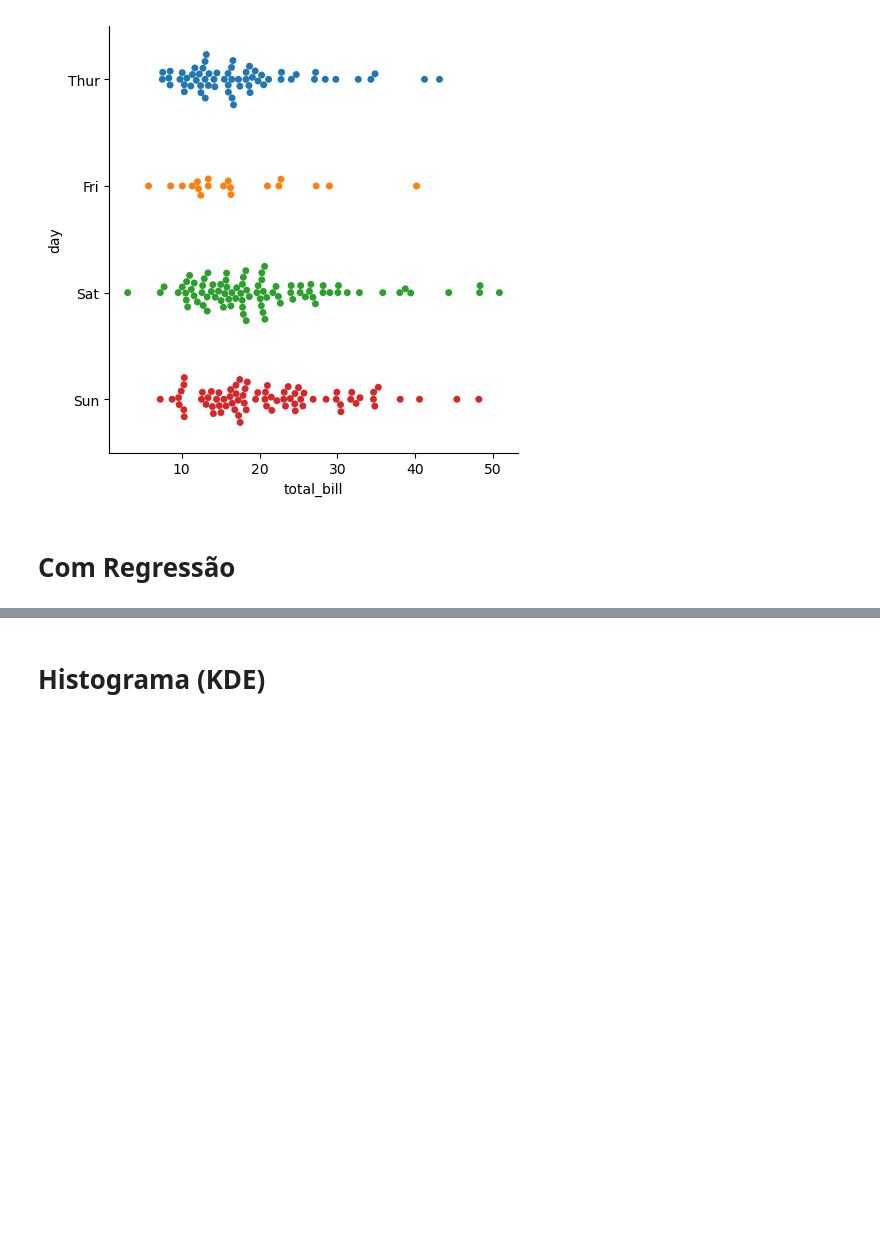
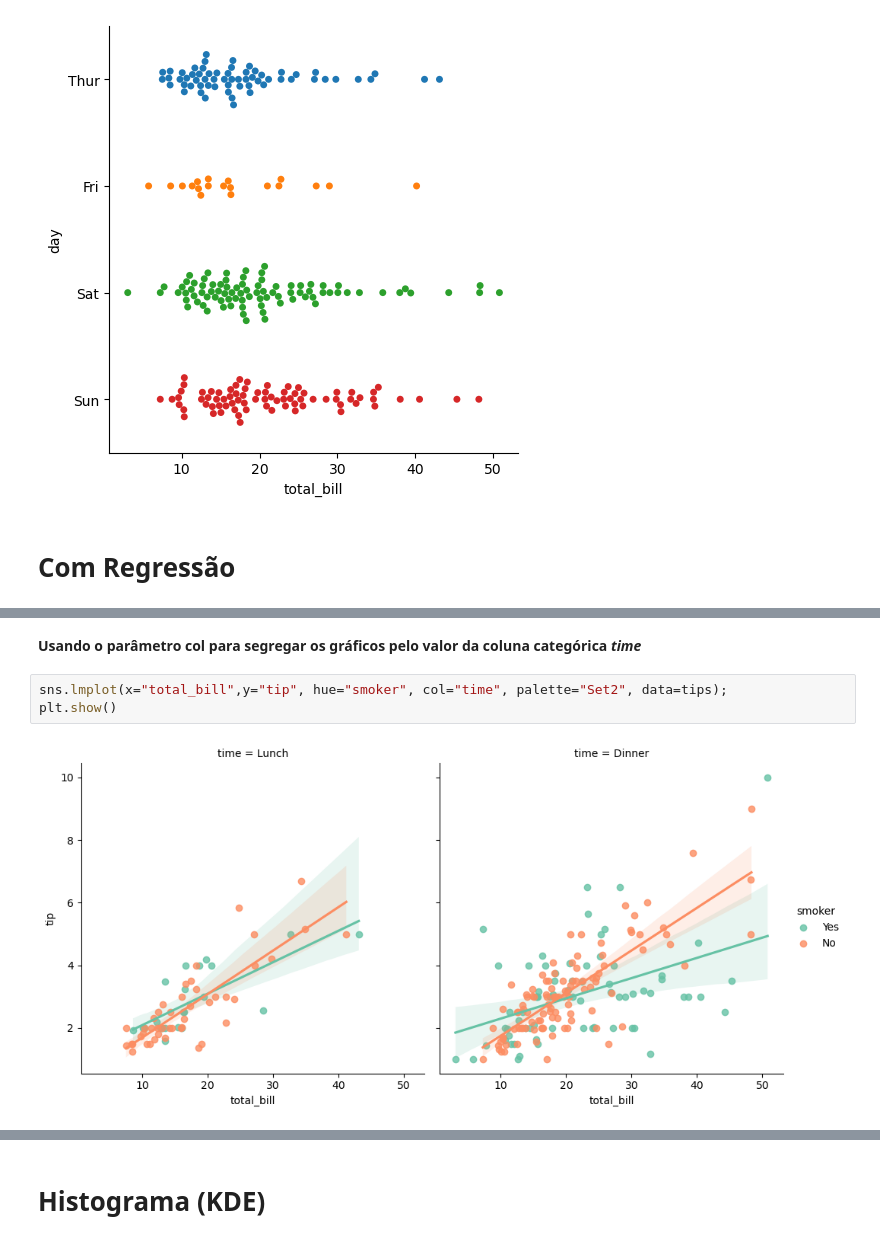
Before and after one commit to talitacgs/Data_Visualization, a Jupyter notebook: Seaborn/02. Seaborn- Gráficos Categóricos e com Regressão, Histogramas (KDE).ipynb, the cells around one changed output, grey strips where cells are left out. Cells and saved outputs as stored; diff of their text form; blank space fills up the shorter version.

```diff
--- a/Seaborn/02. Seaborn- Gráficos Categóricos e com Regressão, Histogramas (KDE).ipynb
+++ b/Seaborn/02. Seaborn- Gráficos Categóricos e com Regressão, Histogramas (KDE).ipynb
@@ -69,0 +77,7 @@ plt.show()
+# %% [markdown]
+**Usando o parâmetro col para segregar os gráficos pelo valor da coluna categórica *time***
+# %%
+sns.lmplot(x="total_bill",y="tip", hue="smoker", col="time", palette="Set2", data=tips);
+plt.show()
+# %% [output]
+[figure, added]
```
Also changed, not shown: parts of 6 cells of this notebook.
